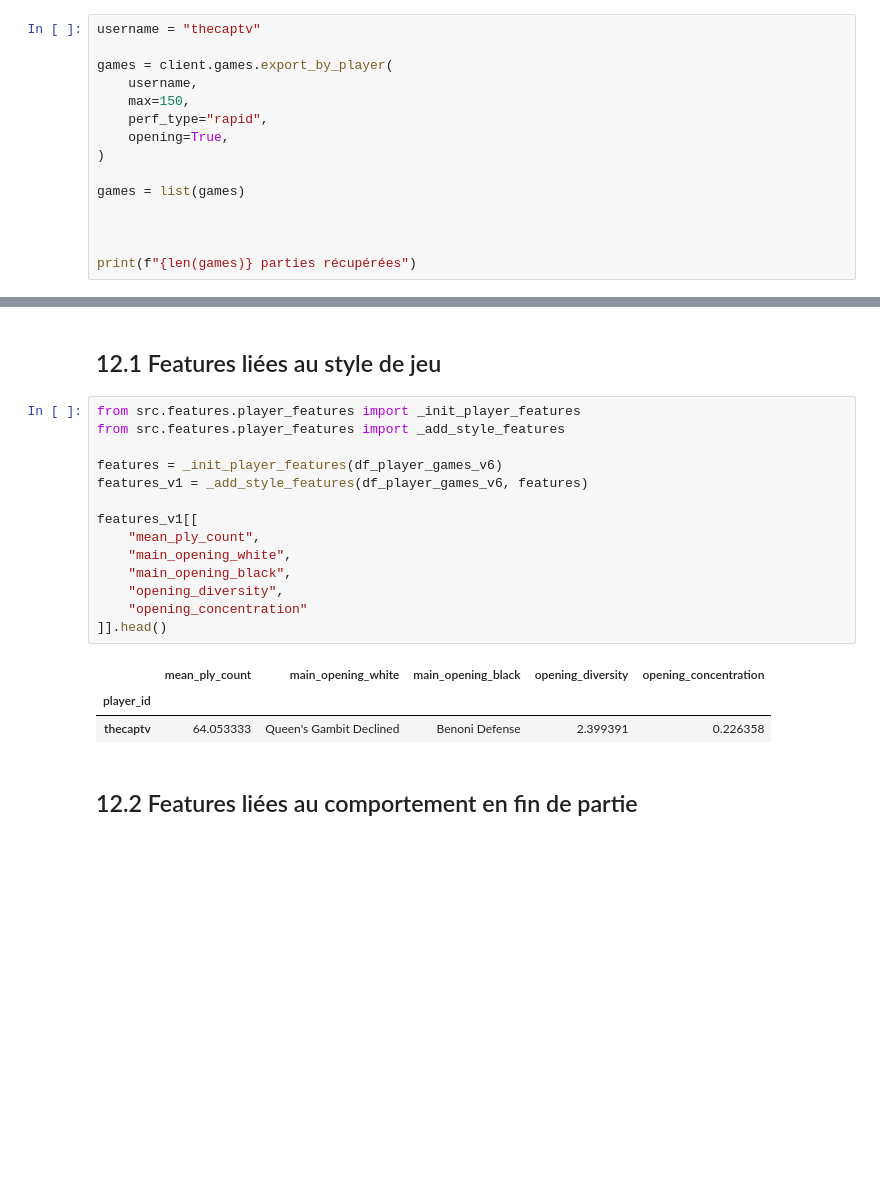
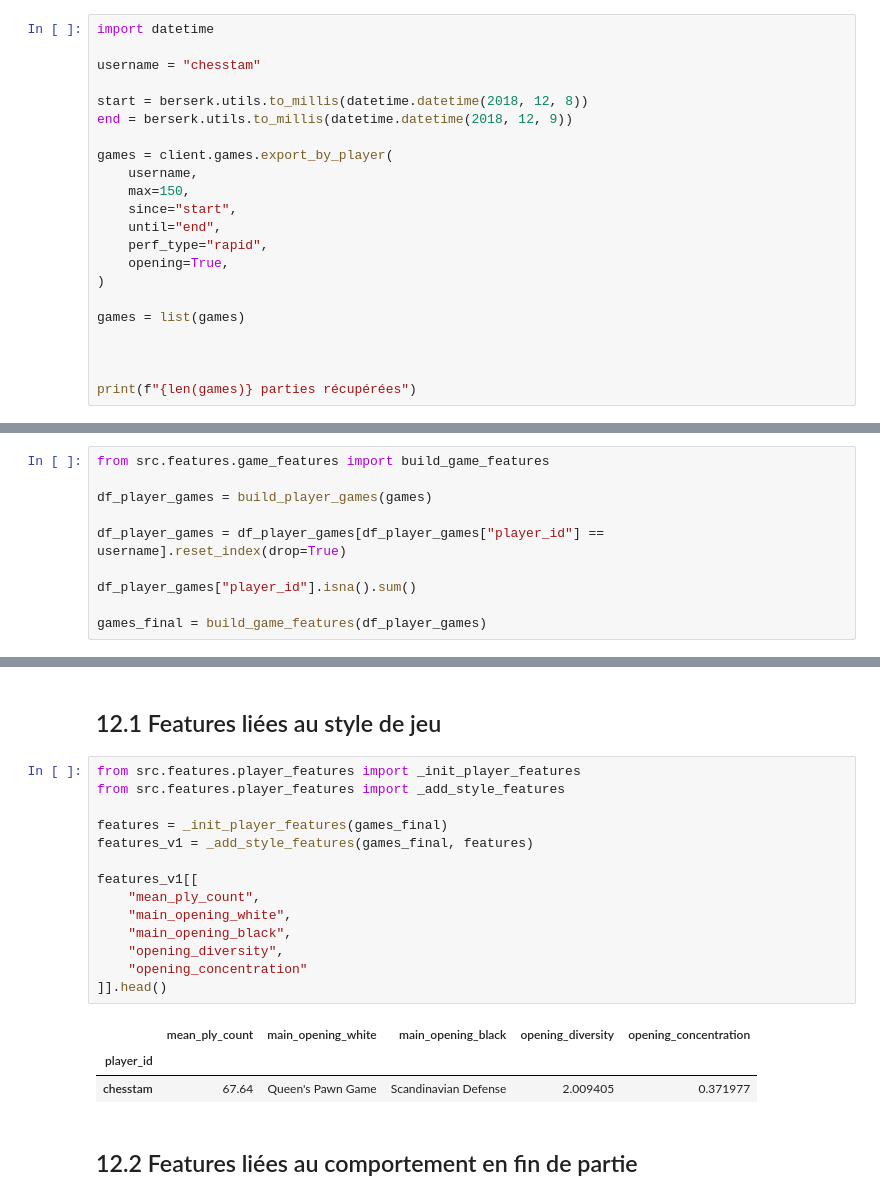
Before and after one commit to rmnlmr-3011/clustering_chess_player_lichess, a Jupyter notebook: notebooks/berserk_api_test.ipynb, the cells around one changed output, grey strips where cells are left out. Cells and saved outputs as stored; diff of their text form; blank space fills up the shorter version.

```diff
--- a/notebooks/berserk_api_test.ipynb
+++ b/notebooks/berserk_api_test.ipynb
@@ -65,11 +65,18 @@ pprint(account)
 # %% [markdown]
 Dans cet exemple, il est importé les parties du joueur Chesstam. Un maximim de 5 parties sont importées. Seules des parties jouées en mode rapide sont considérées.
 # %%
-username = "thecaptv"
+import datetime
+
+username = "chesstam"
+
+start = berserk.utils.to_millis(datetime.datetime(2018, 12, 8))
+end = berserk.utils.to_millis(datetime.datetime(2018, 12, 9))
 
 games = client.games.export_by_player(
     username,
     max=150,
+    since="start",
+    until="end",
     perf_type="rapid",
     opening=True,
 )
@@ -414,3 +423,13 @@ Index(['game_id', 'datetime_utc', 'weekday', 'player_id', 'player_name',
+# %%
+from src.features.game_features import build_game_features
+
+df_player_games = build_player_games(games)
+
+df_player_games = df_player_games[df_player_games["player_id"] == username].reset_index(drop=True)
+
+df_player_games["player_id"].isna().sum()
+
+games_final = build_game_features(df_player_games)
 # %% [markdown]
 # 12. Features joueur
 # %% [markdown]
@@ -418,21 +437,21 @@ Index(['game_id', 'datetime_utc', 'weekday', 'player_id', 'player_name',
 # %%
 from src.features.player_features import _init_player_features
 from src.features.player_features import _add_style_features
 
-features = _init_player_features(df_player_games_v6)
-features_v1 = _add_style_features(df_player_games_v6, features)
+features = _init_player_features(games_final)
+features_v1 = _add_style_features(games_final, features)
 
 features_v1[[
     "mean_ply_count",
     "main_opening_white",
     "main_opening_black",
     "opening_diversity",
     "opening_concentration"
 ]].head()
 # %% [output]
 |  | mean_ply_count | main_opening_white | main_opening_black | opening_diversity | opening_concentration |
 | player_id |  |  |  |  |  |
-| thecaptv | 64.053333 | Queen's Gambit Declined | Benoni Defense | 2.399391 | 0.226358 |
+| chesstam | 67.64 | Queen's Pawn Game | Scandinavian Defense | 2.009405 | 0.371977 |
 # %% [markdown]
 ## 12.2 Features liées au comportement en fin de partie
 # %%
```
Also changed, not shown: parts of 24 cells of this notebook, 6 other files.
